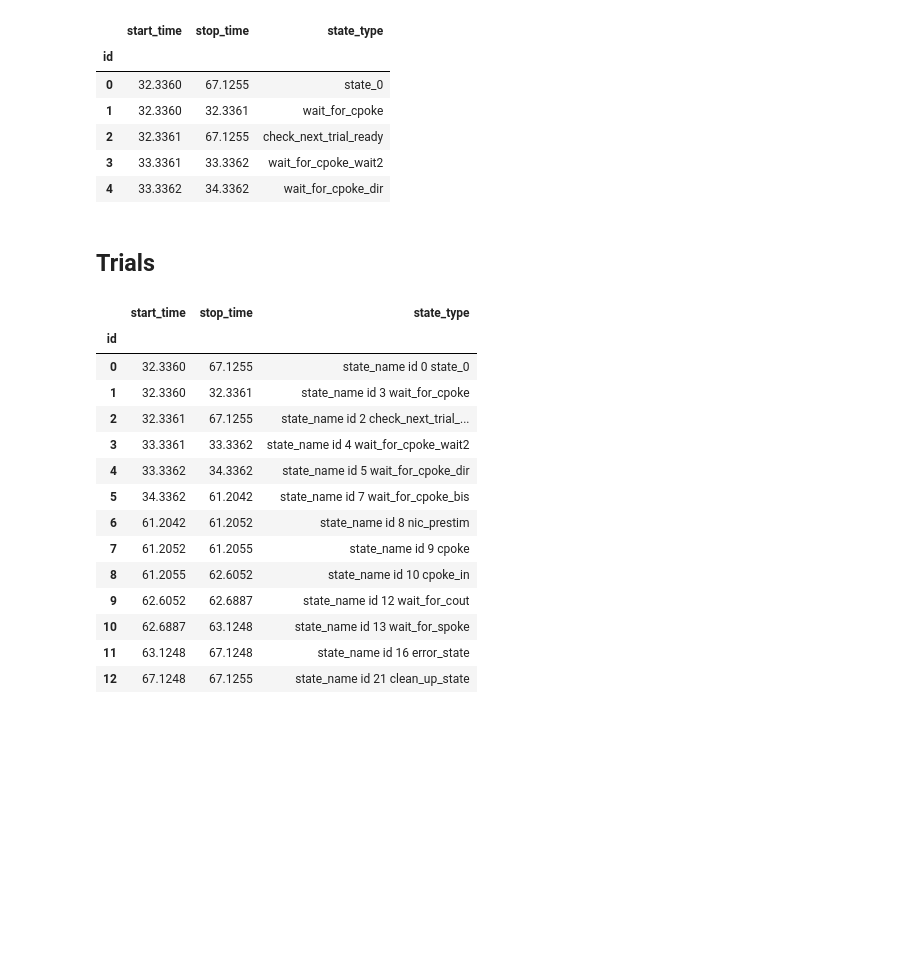
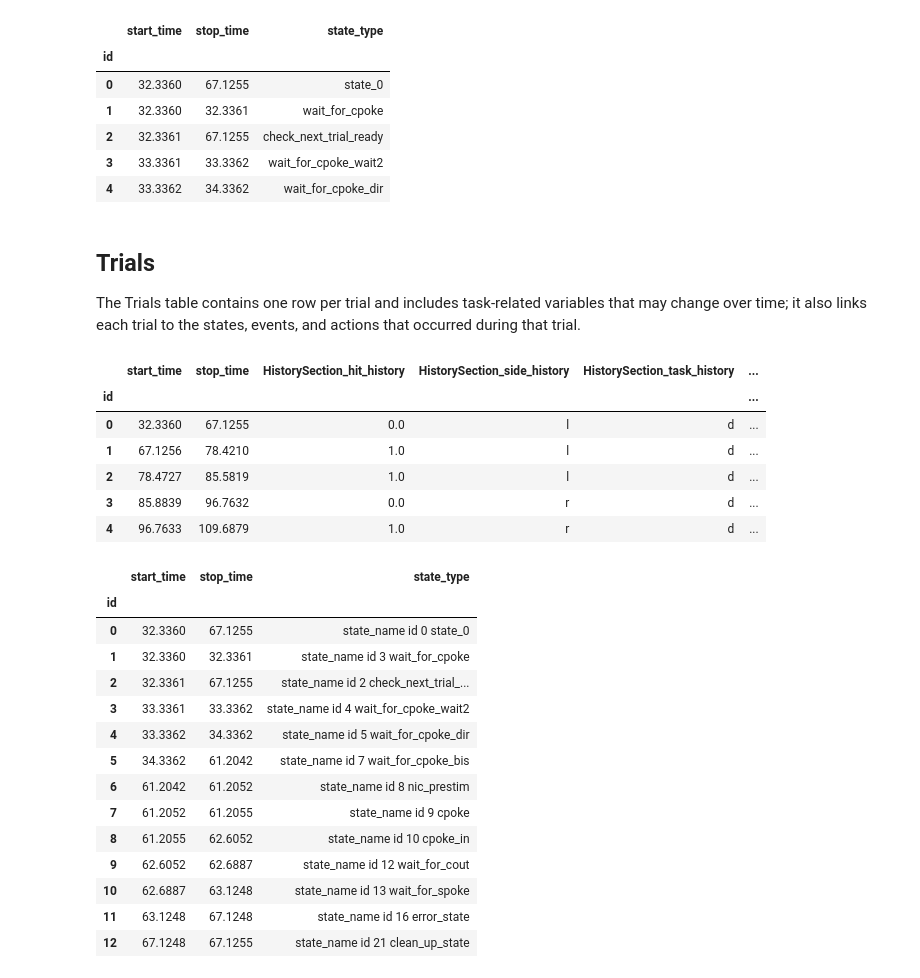
Before and after one commit to catalystneuro/pagan-lab-to-nwb, a Jupyter notebook: src/pagan_lab_to_nwb/tutorials/spyglass_tutorial.ipynb, the cells around one changed output. Saved outputs shown, nothing was run; the diff lists cells and outputs as text; code cells hidden in the pictures; blank space fills up the shorter version.

```diff
--- a/src/pagan_lab_to_nwb/tutorials/spyglass_tutorial.ipynb
+++ b/src/pagan_lab_to_nwb/tutorials/spyglass_tutorial.ipynb
@@ -194,8 +194,21 @@ states_df.head()
 | 4 | 33.3362 | 34.3362 | wait_for_cpoke_dir |
 # %% [markdown]
 ## Trials
+
+The Trials table contains one row per trial and includes task-related variables that may change over time; it also links each trial to the states, events, and actions that occurred during that trial.
 # %%
 trials_df = (TaskRecording() & nwb_dict).fetch1_dataframe("trials")
+# we'll exclude the states, events, and actions columns for better display
+columns_to_show = [col for col in trials_df.columns if col not in ("states", "events", "actions")]
+trials_df[columns_to_show].head()
+# %% [output]
+|  | start_time | stop_time | HistorySection_hit_history | HistorySection_side_history | HistorySection_task_history | ... |
+| id |  |  |  |  |  | ... |
+| 0 | 32.3360 | 67.1255 | 0.0 | l | d | ... |
+| 1 | 67.1256 | 78.4210 | 1.0 | l | d | ... |
+| 2 | 78.4727 | 85.5819 | 1.0 | l | d | ... |
+| 3 | 85.8839 | 96.7632 | 0.0 | r | d | ... |
+| 4 | 96.7633 | 109.6879 | 1.0 | r | d | ... |
 # %%
 # Get the first trial's states
 trials_df.states[0]
```
